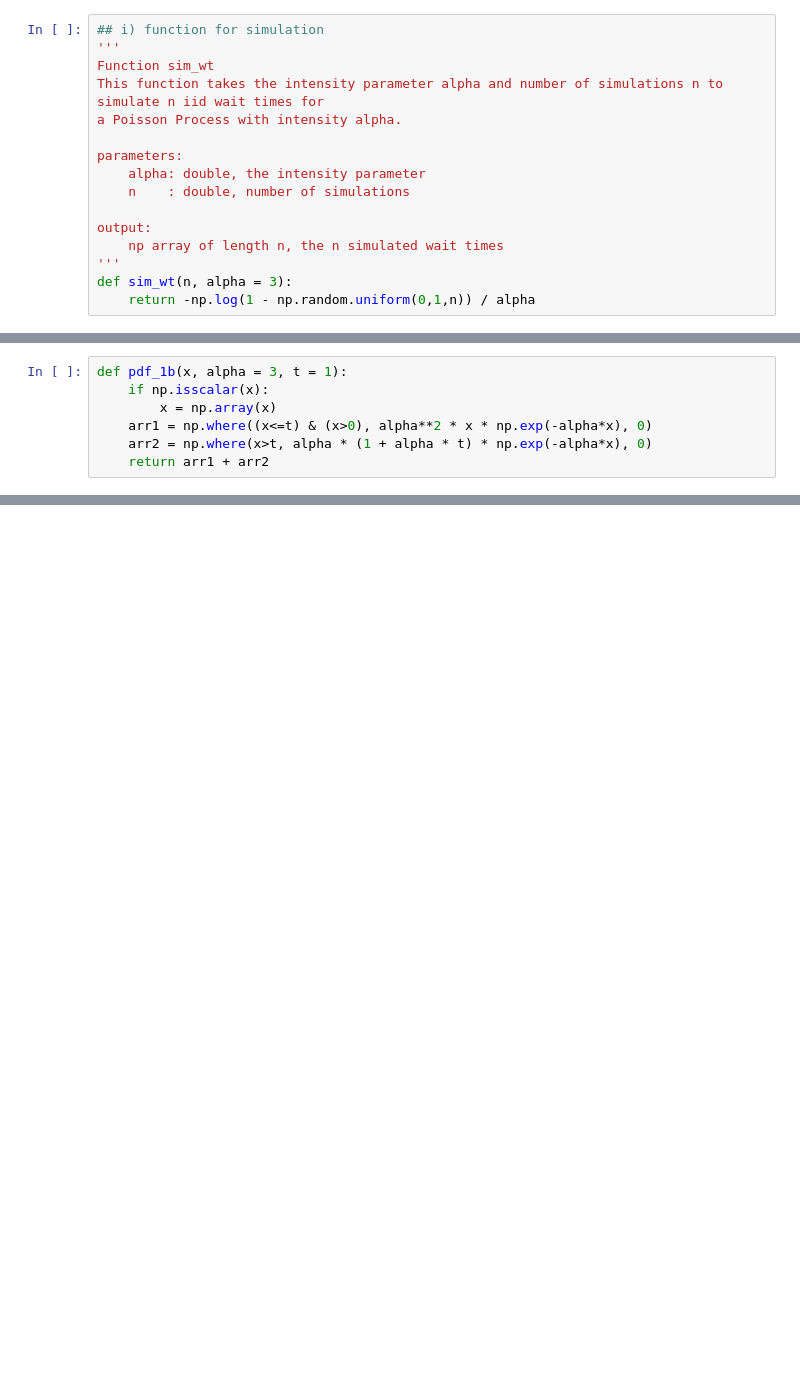
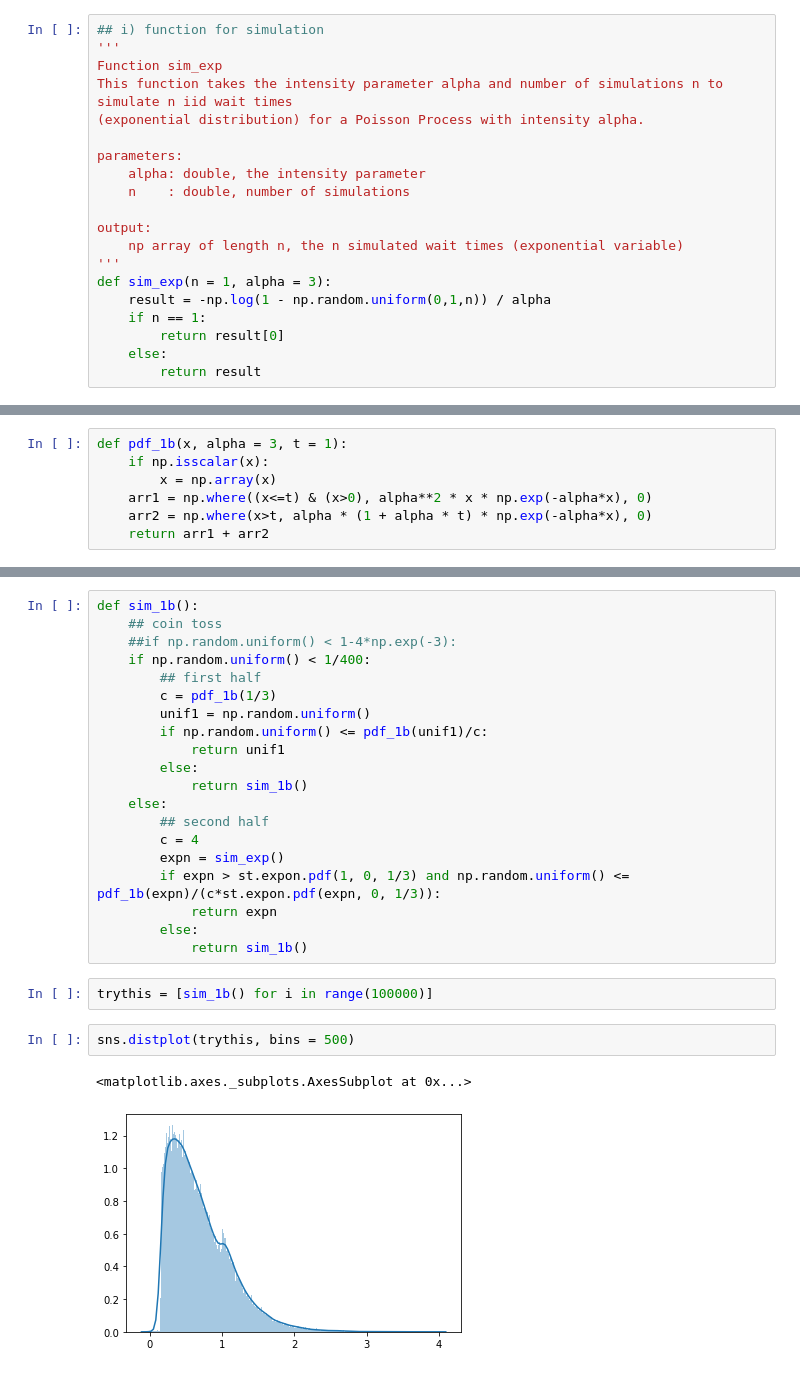
Before and after one commit to Warren-Shi/2570proj3, a Jupyter notebook: 2570proj3.ipynb, the cells around one changed output, grey strips where cells are left out. Drawn from its saved outputs; the diff is of its cells as text; blank space fills up the shorter version.

```diff
--- a/2570proj3.ipynb
+++ b/2570proj3.ipynb
@@ -17,19 +17,23 @@ import scipy.stats as st
 # %%
 ## i) function for simulation
 '''
-Function sim_wt
-This function takes the intensity parameter alpha and number of simulations n to simulate n iid wait times for
-a Poisson Process with intensity alpha.
+Function sim_exp
+This function takes the intensity parameter alpha and number of simulations n to simulate n iid wait times
+(exponential distribution) for a Poisson Process with intensity alpha.
 
 parameters:
     alpha: double, the intensity parameter
     n    : double, number of simulations
 
 output:
-    np array of length n, the n simulated wait times
+    np array of length n, the n simulated wait times (exponential variable)
 '''
-def sim_wt(n, alpha = 3):
-    return -np.log(1 - np.random.uniform(0,1,n)) / alpha
+def sim_exp(n = 1, alpha = 3):
+    result = -np.log(1 - np.random.uniform(0,1,n)) / alpha
+    if n == 1:
+        return result[0]
+    else:
+        return result
 # %%
 ## ii) find N
 # we find the variance first from the pilot study
@@ -86,0 +82,27 @@ integrate.quad(pdf_1b, 0, 7454)
+# %%
+def sim_1b():
+    ## coin toss
+    ##if np.random.uniform() < 1-4*np.exp(-3):
+    if np.random.uniform() < 1/400:
+        ## first half
+        c = pdf_1b(1/3)
+        unif1 = np.random.uniform()
+        if np.random.uniform() <= pdf_1b(unif1)/c:
+            return unif1
+        else:
+            return sim_1b()
+    else:
+        ## second half
+        c = 4
+        expn = sim_exp()
+        if expn > st.expon.pdf(1, 0, 1/3) and np.random.uniform() <= pdf_1b(expn)/(c*st.expon.pdf(expn, 0, 1/3)):
+            return expn
+        else:
+            return sim_1b()
+# %%
+trythis = [sim_1b() for i in range(100000)]
+# %%
+sns.distplot(trythis, bins = 500)
+# %% [output]
+<matplotlib.axes._subplots.AxesSubplot at 0x...>
+[figure, added]
```
Also changed, not shown: parts of 10 cells of this notebook.
